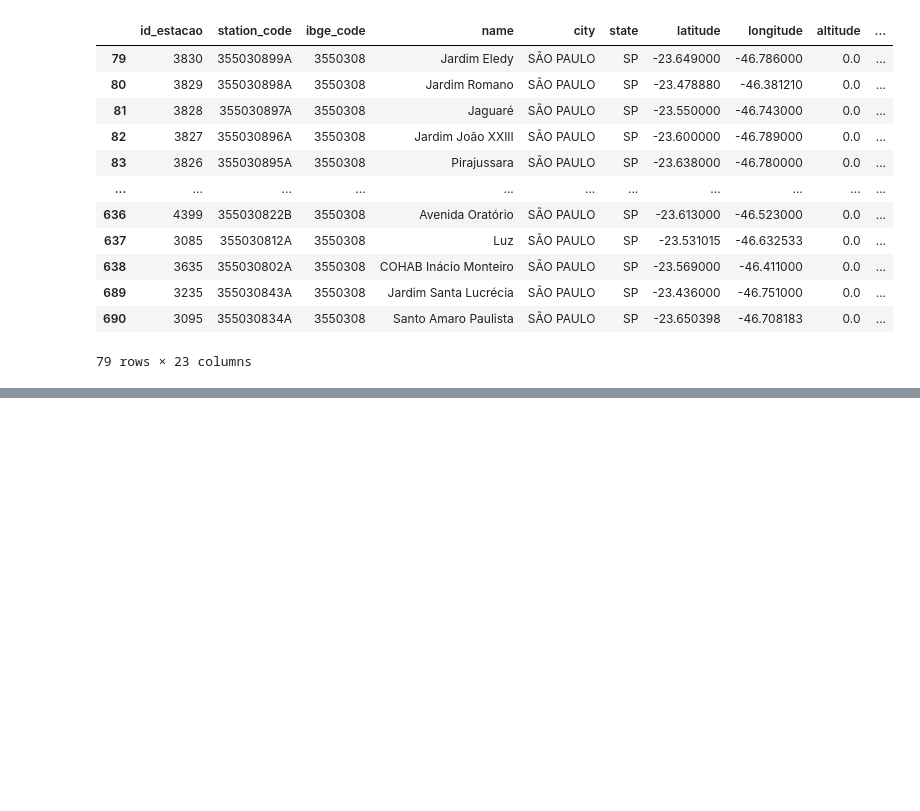
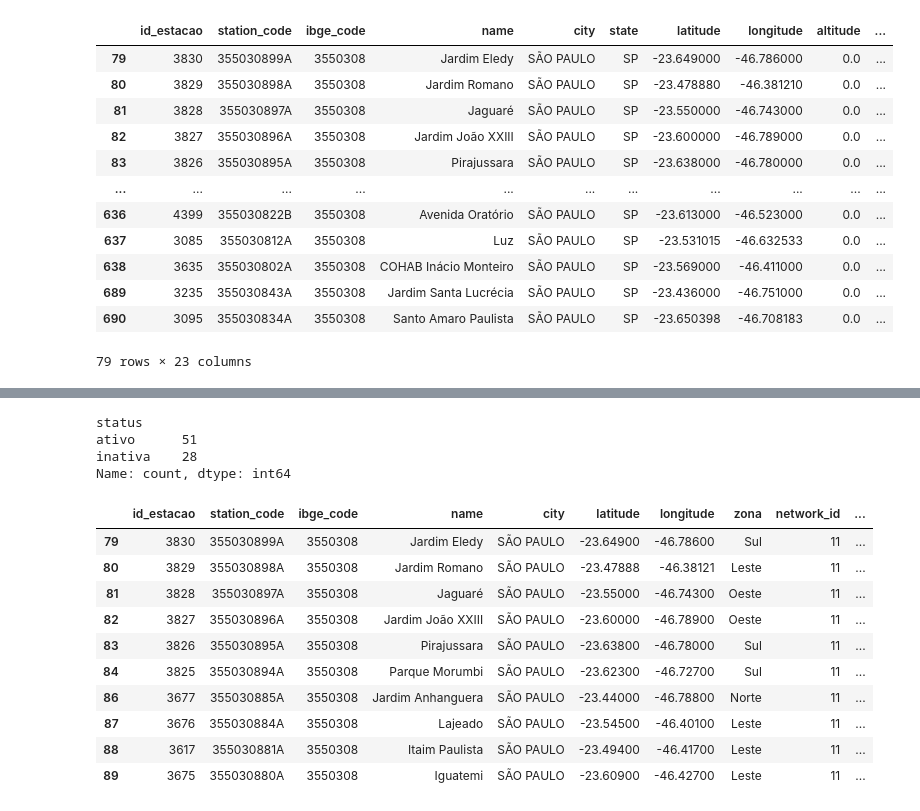
Before and after one commit to anselmojsantos/analiseP4Nooa, a Jupyter notebook: Notebookes/cemaden_station.ipynb, the cells around one changed output, grey strips where cells are left out. Cells and saved outputs as stored; diff of their text form; code cells hidden in the pictures; blank space fills up the shorter version.

```diff
--- a/Notebookes/cemaden_station.ipynb
+++ b/Notebookes/cemaden_station.ipynb
@@ -133,0 +108,8 @@ print(df_cemaden_station.to_string(index=False))
+# %%
+df_cemaden_station['installation_date'] = pd.to_datetime(df_cemaden_station['installation_date']).dt.date
+df_cemaden_station['registration_date'] = pd.to_datetime(df_cemaden_station['registration_date']).dt.date
+df_cemaden_station['last_transmission'] = pd.to_datetime(df_cemaden_station['last_transmission']).dt.date
+df_cemaden_station['inactive_since'] = pd.to_datetime(df_cemaden_station['inactive_since']).dt.date
+df_cemaden_station['collected_at'] = pd.to_datetime(df_cemaden_station['collected_at']).dt.date
+
+df_cemaden_station.head()
@@ -145,7 +134,7 @@ cores = {
 }
 
 m = folium.Map(
-    location=[new_df["latitude"].mean(), new_df["longitude"].mean()],
+    location=[df_sp["latitude"].mean(), df_sp["longitude"].mean()],
     zoom_start=12,
 )
 
@@ -155,7 +144,7 @@ folium.TileLayer(
     name="Google Maps",
 ).add_to(m)
 
-for _, r in new_df.iterrows():
+for _, r in df_cemaden_station.iterrows():
     cor = cores.get(r["zona"], "gray")
     folium.Marker(
         location=[r["latitude"], r["longitude"]],
@@ -167,15 +156,46 @@ for _, r in new_df.iterrows():
 CAMINHO = os.path.join(RAIZ, "cemaden_stations_map.html")
 m.save(CAMINHO)
 print("Mapa salvo em:", CAMINHO)
-
-# Exibe o mapa dentro do VSCode via iframe Base64 (contorna o aviso de "confiança" do folium/branca)
-import base64
-from IPython.display import display, IFrame
-
-b64 = base64.b64encode(m._repr_html_().encode("utf-8")).decode("ascii")
-display(IFrame(f"data:text/html;base64,{b64}", width="100%", height=600))
+m
 # %% [output]
 Mapa salvo em: C:\TI\Projetos Univesp\Projeto - 4\cemaden_stations_map.html
 [interactive output not drawn]
+# %%
+df_cemaden_station['status'] = df_cemaden_station.apply(
+    lambda r: 'ativo' if r['last_transmission'] > r['inactive_since'] else 'inativa',
+    axis=1
+)
+
+df_cemaden_station['status'].value_counts()
+# %% [output]
+status
+ativo      51
+inativa    28
+Name: count, dtype: int64
 # %%
 # opencode -s ses_f5ebfe34fffe48PlZMBhyz8Oqz
+# %%
+df_station = df_cemaden_station.copy()
+
+df_station['installation_date'] = pd.to_datetime(df_station['installation_date']).dt.normalize()
+df_station['last_transmission'] = pd.to_datetime(df_station['last_transmission']).dt.normalize()
+df_station['inactive_since'] = pd.to_datetime(df_station['inactive_since']).dt.normalize()
+
+today = pd.Timestamp.now().normalize()
+
+df_station['dias_inativa'] = (today - df_station['last_transmission']).dt.days
+df_station['anos_inativa'] = (df_station['dias_inativa'] / 365.25).round(1)
+
+df_station.head(10)
+# %% [output]
+|  | id_estacao | station_code | ibge_code | name | city | latitude | longitude | zona | network_id | ... |
+| 79 | 3830 | 355030899A | 3550308 | Jardim Eledy | SÃO PAULO | -23.64900 | -46.78600 | Sul | 11 | ... |
+| 80 | 3829 | 355030898A | 3550308 | Jardim Romano | SÃO PAULO | -23.47888 | -46.38121 | Leste | 11 | ... |
+| 81 | 3828 | 355030897A | 3550308 | Jaguaré | SÃO PAULO | -23.55000 | -46.74300 | Oeste | 11 | ... |
+| 82 | 3827 | 355030896A | 3550308 | Jardim João XXIII | SÃO PAULO | -23.60000 | -46.78900 | Oeste | 11 | ... |
+| 83 | 3826 | 355030895A | 3550308 | Pirajussara | SÃO PAULO | -23.63800 | -46.78000 | Sul | 11 | ... |
+| 84 | 3825 | 355030894A | 3550308 | Parque Morumbi | SÃO PAULO | -23.62300 | -46.72700 | Sul | 11 | ... |
+| 86 | 3677 | 355030885A | 3550308 | Jardim Anhanguera | SÃO PAULO | -23.44000 | -46.78800 | Norte | 11 | ... |
+| 87 | 3676 | 355030884A | 3550308 | Lajeado | SÃO PAULO | -23.54500 | -46.40100 | Leste | 11 | ... |
+| 88 | 3617 | 355030881A | 3550308 | Itaim Paulista | SÃO PAULO | -23.49400 | -46.41700 | Leste | 11 | ... |
+| 89 | 3675 | 355030880A | 3550308 | Iguatemi | SÃO PAULO | -23.60900 | -46.42700 | Leste | 11 | ... |
```
Also changed, not shown: parts of 16 cells of this notebook, 6 other files.
